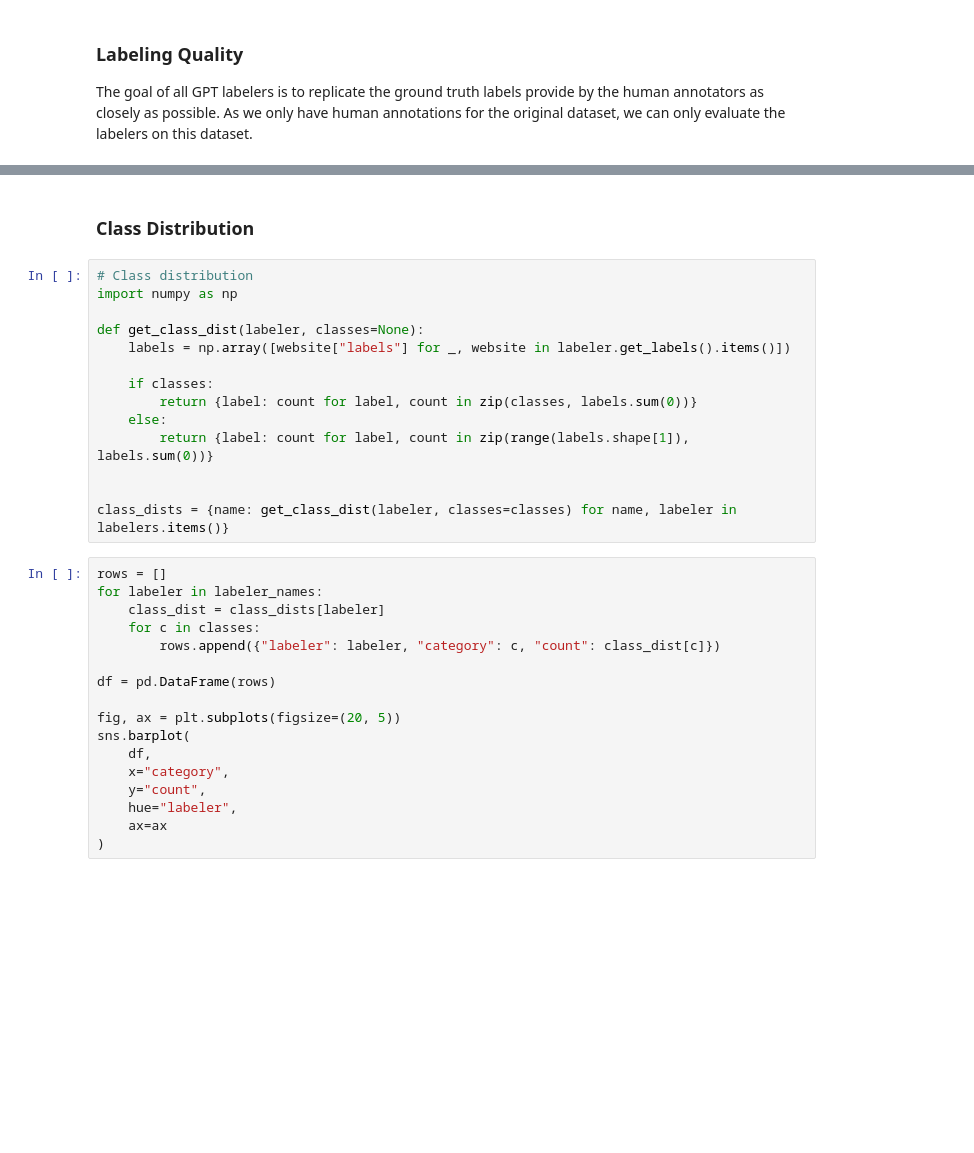
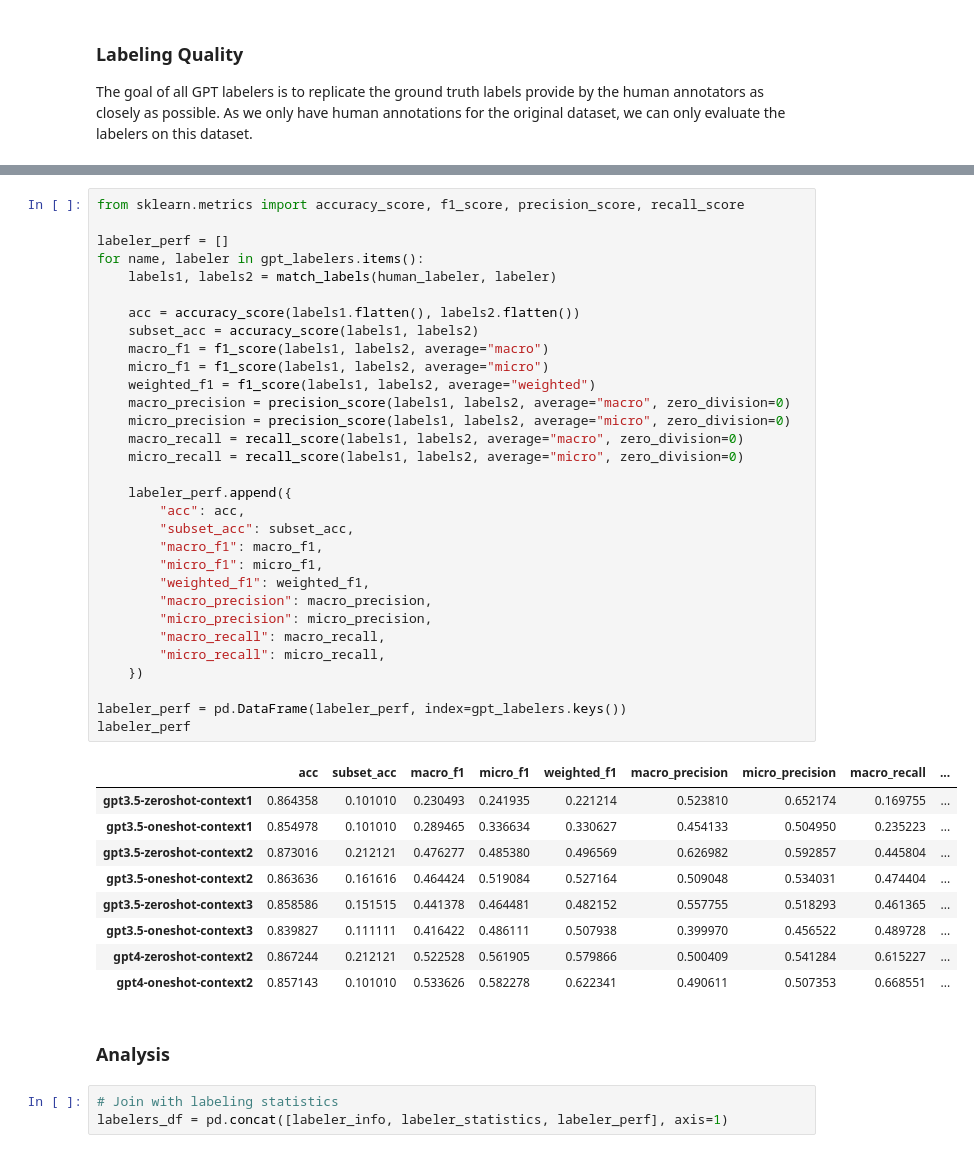
Before and after one commit to CS-433/ml-project-2-mlp, a Jupyter notebook: notebooks/eda.ipynb, the cells around one changed output, grey strips where cells are left out. Cells and saved outputs as stored; diff of their text form; blank space fills up the shorter version.

```diff
--- a/notebooks/eda.ipynb
+++ b/notebooks/eda.ipynb
@@ -296,33 +468,46 @@ print(classification_report(labels1, labels2, zero_division=0, target_names=clas
-# %% [markdown]
-### Class Distribution
-# %%
-# Class distribution
-import numpy as np
-
-def get_class_dist(labeler, classes=None):
-    labels = np.array([website["labels"] for _, website in labeler.get_labels().items()])
-
-    if classes:
-        return {label: count for label, count in zip(classes, labels.sum(0))}
-    else:
-        return {label: count for label, count in zip(range(labels.shape[1]), labels.sum(0))}
-
-
-class_dists = {name: get_class_dist(labeler, classes=classes) for name, labeler in labelers.items()}
-# %%
-rows = []
-for labeler in labeler_names:
-    class_dist = class_dists[labeler]
-    for c in classes:
-        rows.append({"labeler": labeler, "category": c, "count": class_dist[c]})
-
-df = pd.DataFrame(rows)
-
-fig, ax = plt.subplots(figsize=(20, 5))
-sns.barplot(
-    df,
-    x="category",
-    y="count",
-    hue="labeler",
-    ax=ax
-)
+# %%
+from sklearn.metrics import accuracy_score, f1_score, precision_score, recall_score
+
+labeler_perf = []
+for name, labeler in gpt_labelers.items():
+    labels1, labels2 = match_labels(human_labeler, labeler)
+
+    acc = accuracy_score(labels1.flatten(), labels2.flatten())
+    subset_acc = accuracy_score(labels1, labels2)
+    macro_f1 = f1_score(labels1, labels2, average="macro")
+    micro_f1 = f1_score(labels1, labels2, average="micro")
+    weighted_f1 = f1_score(labels1, labels2, average="weighted")
+    macro_precision = precision_score(labels1, labels2, average="macro", zero_division=0)
+    micro_precision = precision_score(labels1, labels2, average="micro", zero_division=0)
+    macro_recall = recall_score(labels1, labels2, average="macro", zero_division=0)
+    micro_recall = recall_score(labels1, labels2, average="micro", zero_division=0)
+
+    labeler_perf.append({
+        "acc": acc,
+        "subset_acc": subset_acc,
+        "macro_f1": macro_f1,
+        "micro_f1": micro_f1,
+        "weighted_f1": weighted_f1,
+        "macro_precision": macro_precision,
+        "micro_precision": micro_precision,
+        "macro_recall": macro_recall,
+        "micro_recall": micro_recall,
+    })
+
+labeler_perf = pd.DataFrame(labeler_perf, index=gpt_labelers.keys())
+labeler_perf
+# %% [output]
+|  | acc | subset_acc | macro_f1 | micro_f1 | weighted_f1 | macro_precision | micro_precision | macro_recall | ... |
+| gpt3.5-zeroshot-context1 | 0.864358 | 0.101010 | 0.230493 | 0.241935 | 0.221214 | 0.523810 | 0.652174 | 0.169755 | ... |
+| gpt3.5-oneshot-context1 | 0.854978 | 0.101010 | 0.289465 | 0.336634 | 0.330627 | 0.454133 | 0.504950 | 0.235223 | ... |
+| gpt3.5-zeroshot-context2 | 0.873016 | 0.212121 | 0.476277 | 0.485380 | 0.496569 | 0.626982 | 0.592857 | 0.445804 | ... |
+| gpt3.5-oneshot-context2 | 0.863636 | 0.161616 | 0.464424 | 0.519084 | 0.527164 | 0.509048 | 0.534031 | 0.474404 | ... |
+| gpt3.5-zeroshot-context3 | 0.858586 | 0.151515 | 0.441378 | 0.464481 | 0.482152 | 0.557755 | 0.518293 | 0.461365 | ... |
+| gpt3.5-oneshot-context3 | 0.839827 | 0.111111 | 0.416422 | 0.486111 | 0.507938 | 0.399970 | 0.456522 | 0.489728 | ... |
+| gpt4-zeroshot-context2 | 0.867244 | 0.212121 | 0.522528 | 0.561905 | 0.579866 | 0.500409 | 0.541284 | 0.615227 | ... |
+| gpt4-oneshot-context2 | 0.857143 | 0.101010 | 0.533626 | 0.582278 | 0.622341 | 0.490611 | 0.507353 | 0.668551 | ... |
+# %% [markdown]
+### Analysis
+# %%
+# Join with labeling statistics
+labelers_df = pd.concat([labeler_info, labeler_statistics, labeler_perf], axis=1)
```
Also changed, not shown: parts of 45 cells of this notebook.
